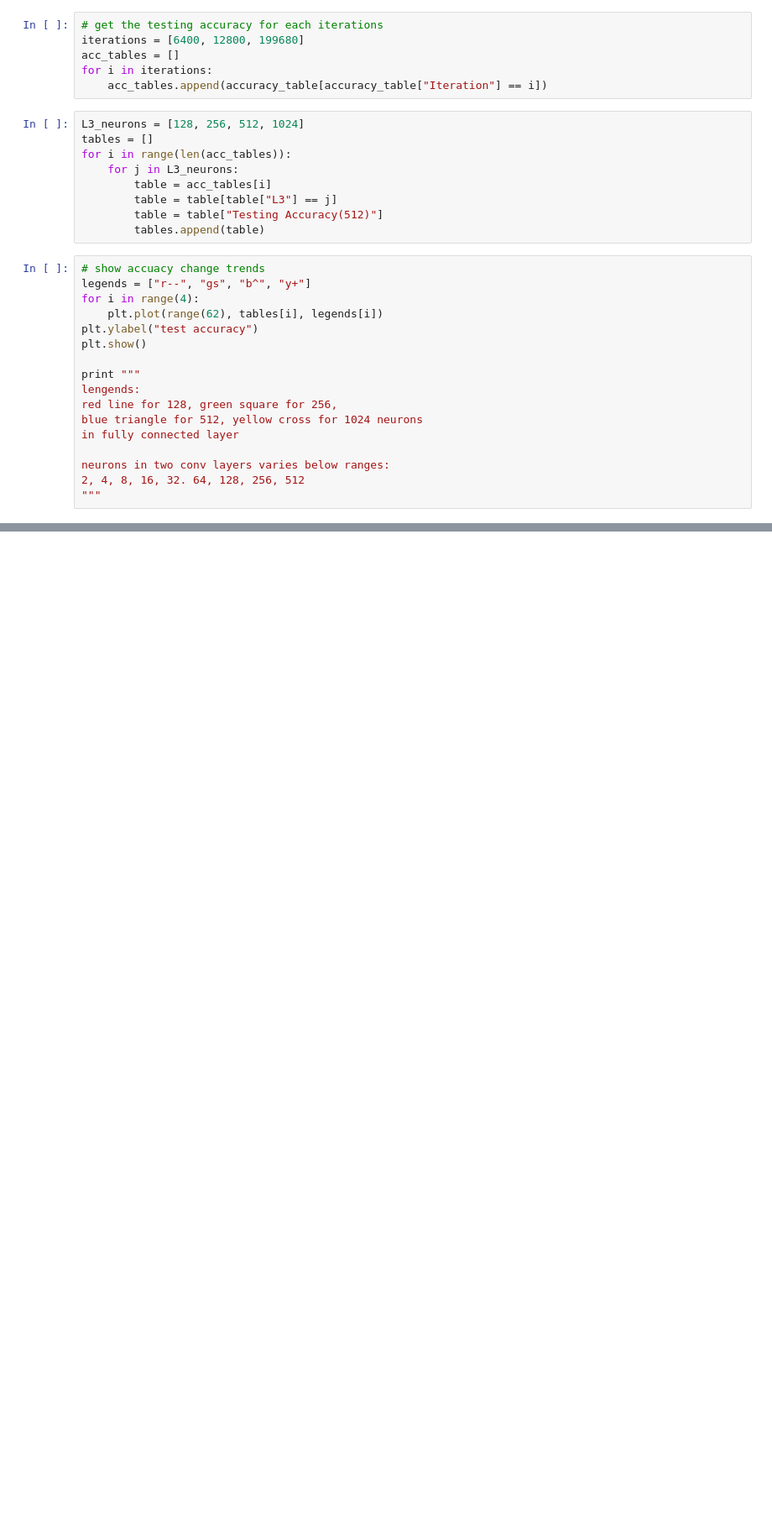
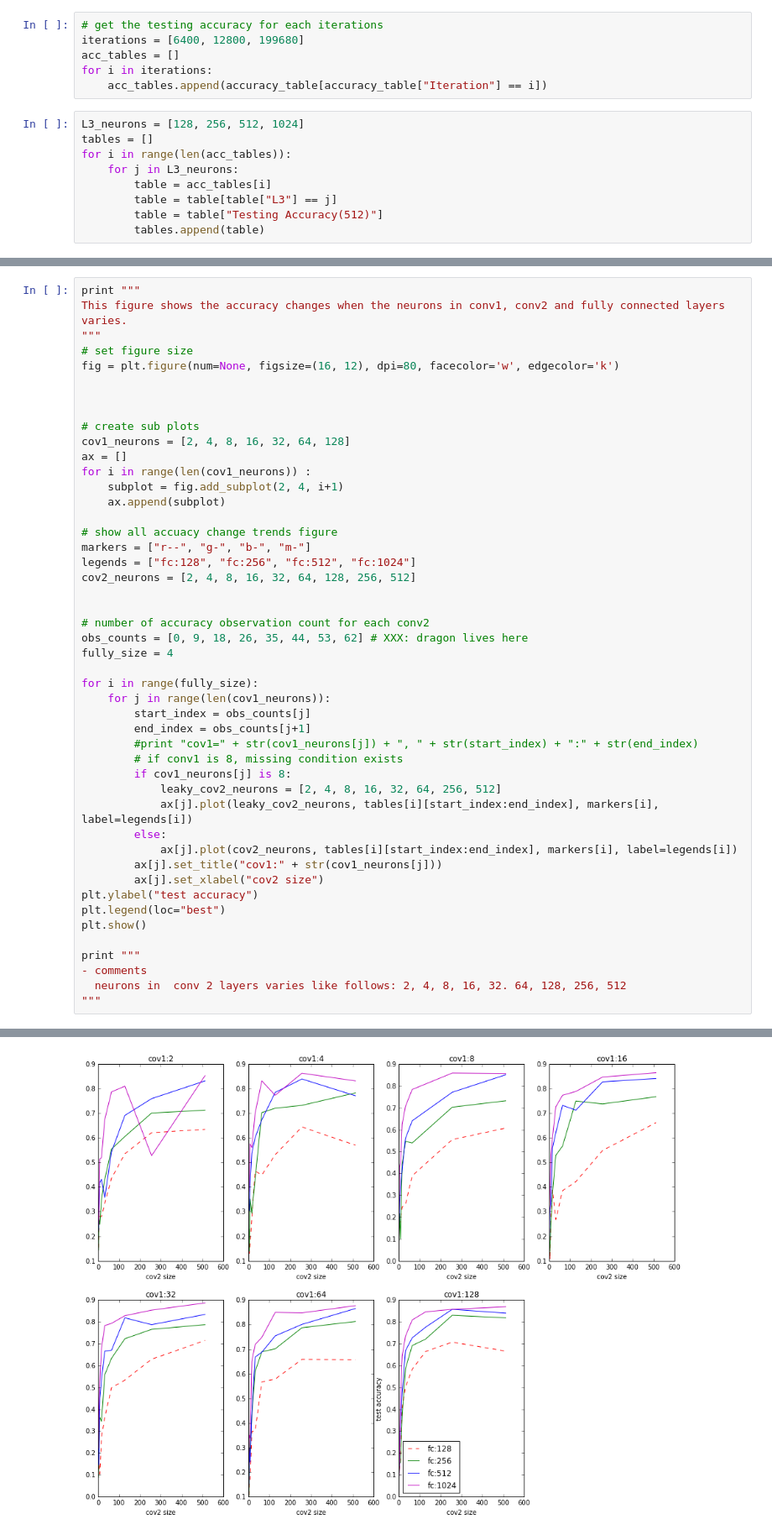
Before and after one commit to hyunghunny/tf-hpo, a Jupyter notebook: src/plots/AccuracyVisualizer.ipynb, the cells around one changed output, grey strips where cells are left out. Shown at 84% size. Cells and saved outputs as stored; diff of their text form; blank space fills up the shorter version.

Commit message:
plot accuracy trends

```diff
--- a/src/plots/AccuracyVisualizer.ipynb
+++ b/src/plots/AccuracyVisualizer.ipynb
@@ -39,20 +39,3 @@ for i in range(len(acc_tables)):
         table = table[table["L3"] == j]
         table = table["Testing Accuracy(512)"]
         tables.append(table)
-# %%
-# show accuacy change trends
-legends = ["r--", "gs", "b^", "y+"]
-for i in range(4):
-    plt.plot(range(62), tables[i], legends[i])
-plt.ylabel("test accuracy")
-plt.show()
-
-print """
-lengends:
-red line for 128, green square for 256,
-blue triangle for 512, yellow cross for 1024 neurons
-in fully connected layer
-
-neurons in two conv layers varies below ranges:
-2, 4, 8, 16, 32. 64, 128, 256, 512
-"""
@@ -64,0 +42,48 @@ in fully connected layer
+# %%
+print """
+This figure shows the accuracy changes when the neurons in conv1, conv2 and fully connected layers varies.
+"""
+# set figure size
+fig = plt.figure(num=None, figsize=(16, 12), dpi=80, facecolor='w', edgecolor='k')
+
+
+
+# create sub plots
+cov1_neurons = [2, 4, 8, 16, 32, 64, 128]
+ax = []
+for i in range(len(cov1_neurons)) :
+    subplot = fig.add_subplot(2, 4, i+1)
+    ax.append(subplot)
+
+# show all accuacy change trends figure
+markers = ["r--", "g-", "b-", "m-"]
+legends = ["fc:128", "fc:256", "fc:512", "fc:1024"]
+cov2_neurons = [2, 4, 8, 16, 32, 64, 128, 256, 512]
+
+
+# number of accuracy observation count for each conv2
+obs_counts = [0, 9, 18, 26, 35, 44, 53, 62] # XXX: dragon lives here
+fully_size = 4
+
+for i in range(fully_size):
+    for j in range(len(cov1_neurons)):
+        start_index = obs_counts[j]
+        end_index = obs_counts[j+1]
+        #print "cov1=" + str(cov1_neurons[j]) + ", " + str(start_index) + ":" + str(end_index)
+        # if conv1 is 8, missing condition exists
+        if cov1_neurons[j] is 8:
+            leaky_cov2_neurons = [2, 4, 8, 16, 32, 64, 256, 512]
+            ax[j].plot(leaky_cov2_neurons, tables[i][start_index:end_index], markers[i], label=legends[i])
+        else:
+            ax[j].plot(cov2_neurons, tables[i][start_index:end_index], markers[i], label=legends[i])
+        ax[j].set_title("cov1:" + str(cov1_neurons[j]))
+        ax[j].set_xlabel("cov2 size")
+plt.ylabel("test accuracy")
+plt.legend(loc="best")
+plt.show()
+
+print """
+- comments
+  neurons in  conv 2 layers varies like follows: 2, 4, 8, 16, 32. 64, 128, 256, 512
+"""
+# %% [output]
@@ -64,0 +91 @@ in fully connected layer
+[figure, added]
```
Also changed, not shown: parts of 5 cells of this notebook, 3 other files.
